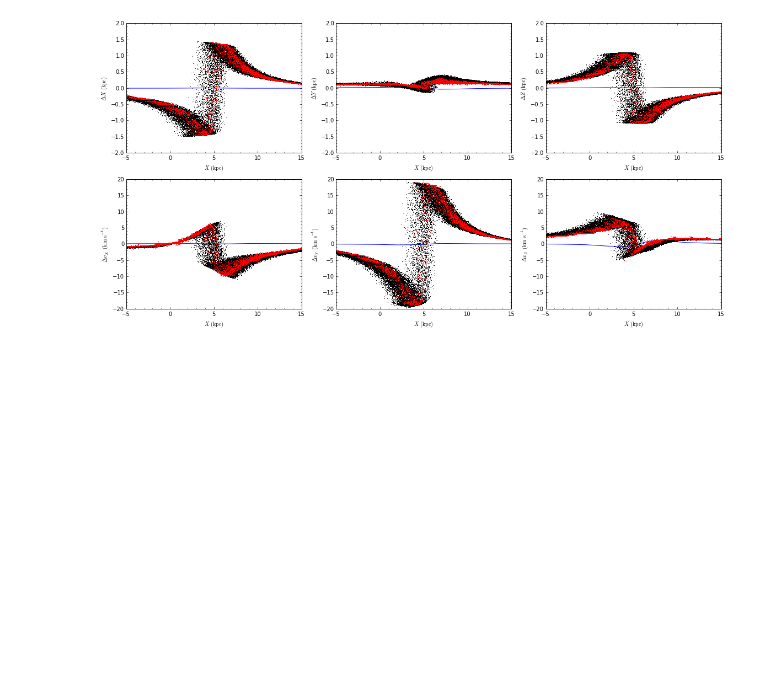
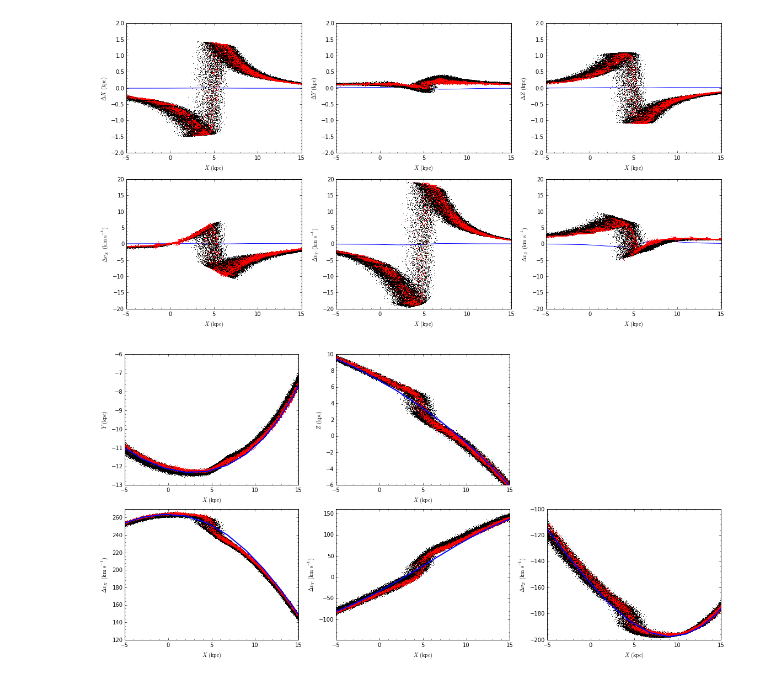
Before and after one commit to jobovy/streamgap-aa, a Jupyter notebook: py/galpyModelnonzeroJz.ipynb, the cells around one changed output. Cells and saved outputs as stored; diff of their text form; code cells hidden in the pictures; blank space fills up the shorter version.

Commit message:
Add plot of simuated stream vs. mock stream

```diff
--- a/py/galpyModelnonzeroJz.ipynb
+++ b/py/galpyModelnonzeroJz.ipynb
@@ -767,3 +767,49 @@ plot(xv_mock_unp[:,0]*R0,(xv_mock_per[:,5]-xv_mock_unp[:,5])*V0,'r,')
 tight_layout()
 # %% [output]
 [figure]
+# %%
+xs= numpy.linspace(-5.,15.,1001)
+figsize(16,8)
+subplot(2,3,1)
+bovy_plot.bovy_plot(sdfl_unp_peri._ObsTrackXY[:,0]*R0,
+                    sdfl_unp_peri._ObsTrackXY[:,1]*R0,
+                    'b-',xlabel=r'$X\,(\mathrm{kpc})$',
+                    ylabel=r'$Y\,(\mathrm{kpc})$',gcf=True,yrange=[-13.,-6.],
+                   xrange=[-5.,15.],zorder=10,lw=2.)
+plot(xv_unp_peri[(xv_unp_peri[:,1] < 5.),0],xv_1e8_peri[(xv_unp_peri[:,1] < 5.),1],'k,')
+plot(xv_mock_unp[:,0]*R0,xv_mock_per[:,1]*R0,'r,')
+subplot(2,3,2)
+bovy_plot.bovy_plot(sdfl_unp_peri._ObsTrackXY[:,0]*R0,
+                    sdfl_unp_peri._ObsTrackXY[:,2]*R0,
+                    'b-',xlabel=r'$X\,(\mathrm{kpc})$',
+                    ylabel=r'$Z\,(\mathrm{kpc})$',gcf=True,yrange=[-6.,10.],
+                   xrange=[-5.,15.],zorder=10,lw=2.)
+plot(xv_unp_peri[(xv_unp_peri[:,1] < 5.),0],xv_1e8_peri[(xv_unp_peri[:,1] < 5.),2],'k,')
+plot(xv_mock_unp[:,0]*R0,xv_mock_per[:,2]*R0,'r,')
+subplot(2,3,4)
+bovy_plot.bovy_plot(sdfl_unp_peri._ObsTrackXY[:,0]*R0,
+                    sdfl_unp_peri._ObsTrackXY[:,3]*V0,
+                    'b-',xlabel=r'$X\,(\mathrm{kpc})$',
+                    ylabel=r'$\Delta v_X\,(\mathrm{km\,s}^{-1})$',gcf=True,yrange=[120.,270.],
+                   xrange=[-5.,15.],zorder=10,lw=2.)
+plot(xv_unp_peri[(xv_unp_peri[:,1] < 5.),0],xv_1e8_peri[(xv_unp_peri[:,1] < 5.),3],'k,')
+plot(xv_mock_unp[:,0]*R0,xv_mock_per[:,3]*V0,'r,')
+subplot(2,3,5)
+bovy_plot.bovy_plot(sdfl_unp_peri._ObsTrackXY[:,0]*R0,
+                    sdfl_unp_peri._ObsTrackXY[:,4]*V0,
+                    'b-',xlabel=r'$X\,(\mathrm{kpc})$',
+                    ylabel=r'$\Delta v_Y\,(\mathrm{km\,s}^{-1})$',gcf=True,#yrange=[-20.,20.],
+                   xrange=[-5.,15.],zorder=10,lw=2.)
+plot(xv_unp_peri[(xv_unp_peri[:,1] < 5.),0],xv_1e8_peri[(xv_unp_peri[:,1] < 5.),4],'k,')
+plot(xv_mock_unp[:,0]*R0,xv_mock_per[:,4]*V0,'r,')
+subplot(2,3,6)
+bovy_plot.bovy_plot(sdfl_unp_peri._ObsTrackXY[:,0]*R0,
+                    sdfl_unp_peri._ObsTrackXY[:,5]*V0,
+                    'b-',xlabel=r'$X\,(\mathrm{kpc})$',
+                    ylabel=r'$\Delta v_Z\,(\mathrm{km\,s}^{-1})$',gcf=True,yrange=[-200.,-100.],
+                   xrange=[-5.,15.],zorder=10,lw=2.)
+plot(xv_unp_peri[(xv_unp_peri[:,1] < 5.),0],xv_1e8_peri[(xv_unp_peri[:,1] < 5.),5],'k,')
+plot(xv_mock_unp[:,0]*R0,xv_mock_per[:,5]*V0,'r,')
+tight_layout()
+# %% [output]
+[figure, added]
```
